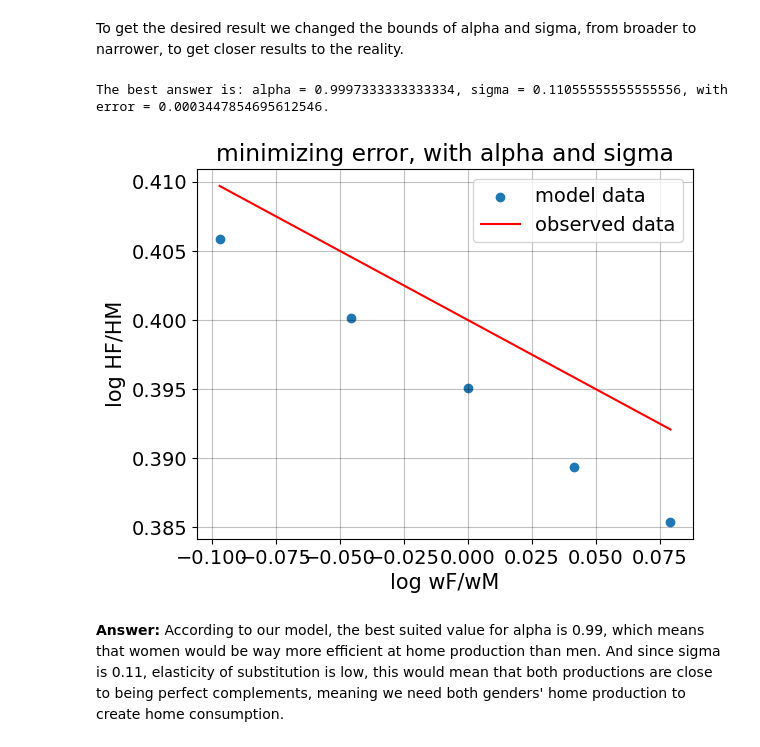
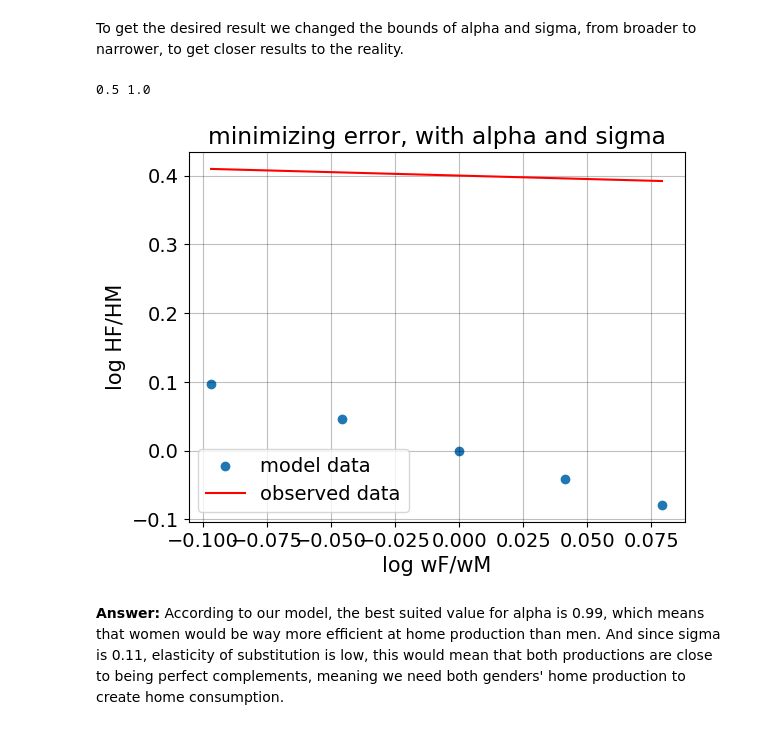
Before and after one commit to NumEconCopenhagen/projects-2023-the-best-duo, a Jupyter notebook: inauguralproject/inauguralproject.ipynb, the cells around one changed output. Cells and saved outputs as stored; diff of their text form; code cells hidden in the pictures.

```diff
--- a/inauguralproject/inauguralproject.ipynb
+++ b/inauguralproject/inauguralproject.ipynb
@@ -108,29 +89,30 @@ To get the desired result we changed the bounds of alpha and sigma, from broader
 # %%
 # a. resseting the model
 par = model.par
+sol = model.sol
 
 # b. estimate best values for alpha and sigma
-obs_par = model.estimate(min_alpha=0.9994,max_alpha=1,min_sigma=0.11,max_sigma=0.111,wM=1,n=10)
-par.alpha, par.sigma, par.wM = obs_par
-model.solve_wF_vec()
+par.alpha, par.sigma = model.estimate2()
+model.solve_wF_vec(model.solve)
+print(par.alpha,par.sigma)
 
 # c. plot model data
-plt.figure()
+# plt.figure()
 plt.scatter(np.log10(par.wF_vec/par.wM), np.log10(sol.HF_vec/sol.HM_vec), label='model data')
 
 # d. plot observed data
 y_model = par.beta0_target + par.beta1_target * np.log10(par.wF_vec/par.wM)
 plt.plot(np.log10(par.wF_vec/par.wM), y_model, label='observed data', color='red')
 
 # e. plot settings
 plt.xlabel("log wF/wM",size=15)
 plt.ylabel("log HF/HM",size=15)
 plt.title("minimizing error, with alpha and sigma")
 plt.legend()
 plt.show()
 # %% [output]
-The best answer is: alpha = 0.9997333333333334, sigma = 0.11055555555555556, with error = 0.0003447854695612546.
+0.5 1.0
-[figure, old version]
+[figure, new version]
 # %% [markdown]
 **Answer:**
 According to our model, the best suited value for alpha is 0.99, which means that women would be way more efficient at home production than men. And since sigma is 0.11, elasticity of substitution is low, this would mean that both productions are close to being perfect complements, meaning we need both genders' home production to create home consumption.
```
Also changed, not shown: parts of 7 cells of this notebook, 1 other file.
